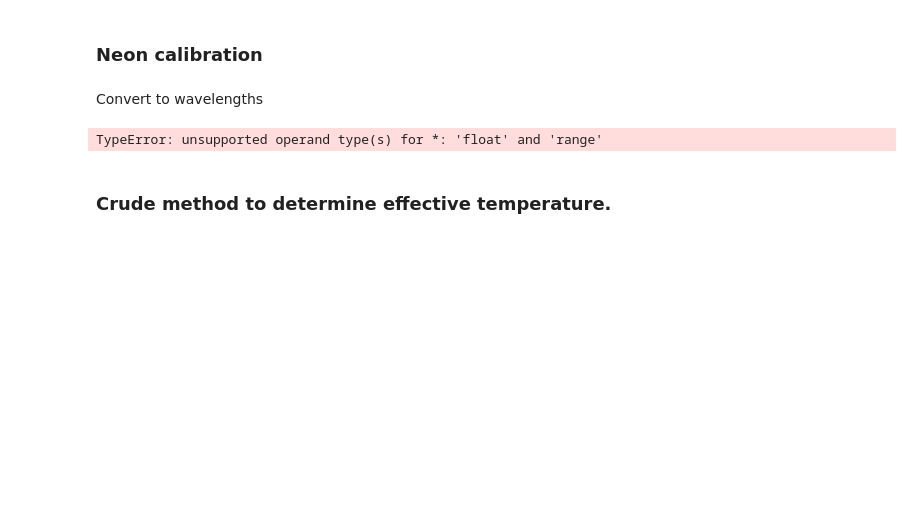
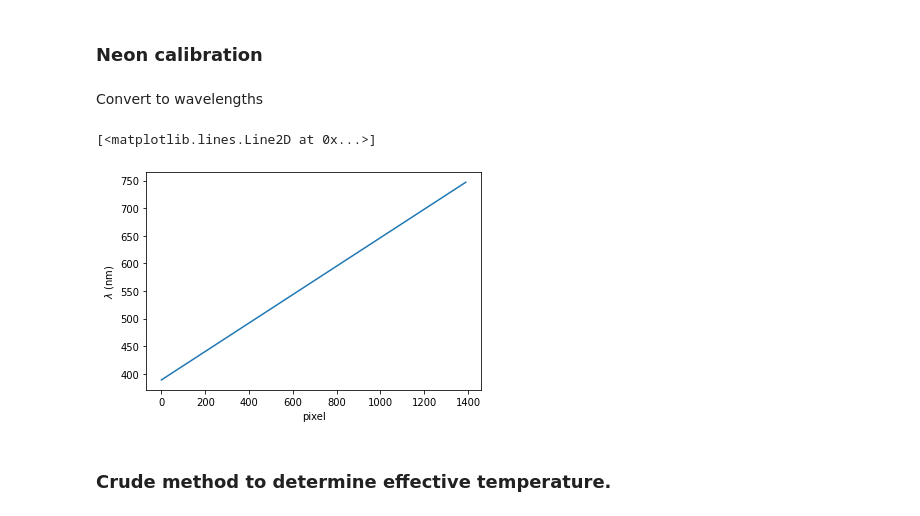
Before and after one commit to Yousousen/solar_physics, a Jupyter notebook: scripts/spectrum.ipynb, the cells around one changed output. Saved outputs shown, nothing was run; the diff lists cells and outputs as text; code cells hidden in the pictures; blank space fills up the shorter version.

```diff
--- a/scripts/spectrum.ipynb
+++ b/scripts/spectrum.ipynb
@@ -9,12 +9,6 @@ from astropy.io import fits
 import scipy.constants as sc
 import astropy.constants as ac
 # %%
-def pixels_to_wavelenghts(pixel, slope, intercept):
-    '''
-    This function converts pixel values to wavelengths using a linear model to be determined by a fit.
-    '''
-    return slope * pixel + intercept
-
 def import_files(path, filename):
     '''
     Import files in the syntax that I used in the notebook. That is, choose the path that contains
@@ -167,9 +209,20 @@ intercept = 3888.85008 * .1
 # %% [markdown]
 Convert to wavelengths
-# %%
-wavelengths = pixels_to_wavelenghts(range(1391), slope, intercept) # change this literal to a variable
-# %% [output]
-TypeError: unsupported operand type(s) for *: 'float' and 'range'
+# %%
+def pixels_to_wavelenghts(pixels, slope, intercept):
+    '''
+    This function converts pixel values to wavelengths using a linear model to be determined by a fit.
+    '''
+    return slope * pixels + intercept
+pixels = np.array( range( len( light_scaled_relative ) ) )
+wavelengths = pixels_to_wavelenghts(pixels, slope, intercept) # change this literal to a variable
+# %%
+plt.xlabel("pixel")
+plt.ylabel("$\lambda$ (nm)")
+plt.plot(pixels,wavelengths)
+# %% [output]
+[<matplotlib.lines.Line2D at 0x...>]
+[figure, added]
 # %% [markdown]
 ### Crude method to determine effective temperature.
 # %%
```
Also changed, not shown: parts of 22 cells of this notebook, 3 other files.
